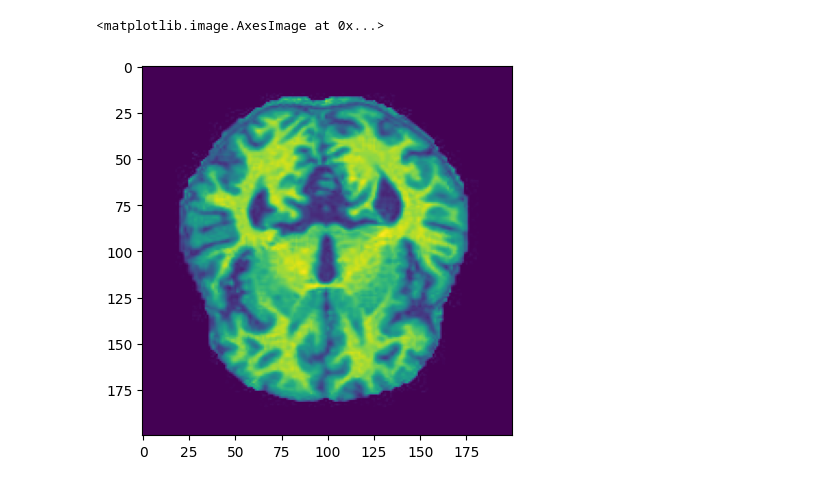
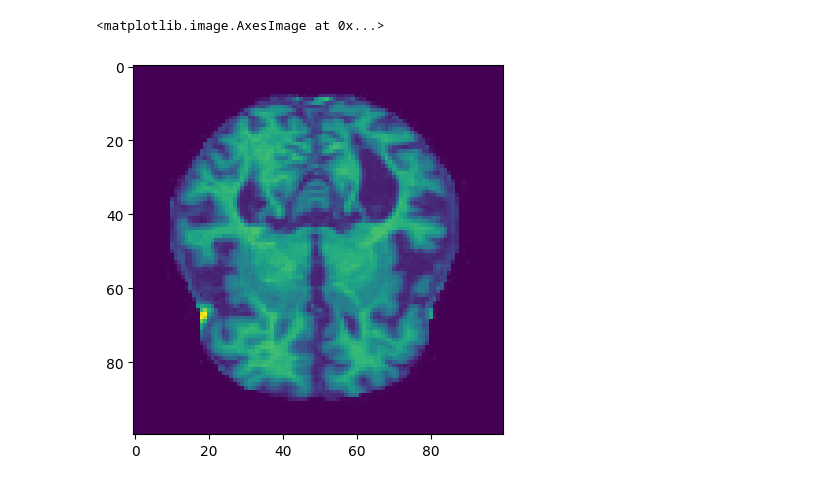
Before and after one commit to karamarora20/Alzheimer_detection, a Jupyter notebook: Models/model1.ipynb, the cells around one changed output. Drawn from its saved outputs; the diff is of its cells as text; code cells hidden in the pictures.

```diff
--- a/Models/model1.ipynb
+++ b/Models/model1.ipynb
@@ -59,0 +62,8 @@ def load_train_data():
+# %%
+img_size=100
+df_train,labels=load_train_data(img_size)
+# %%
+print(df_train.shape)
+# df_train.head()
+df_train=pd.DataFrame(df_train)
+df_train['class']=labels
@@ -60,2 +72,2 @@ def load_train_data():
 # %%
-df_train=load_train_data()
+df_train.head()
@@ -62,5 +82,8 @@ df_train=load_train_data()
-# %%
-plt.imshow(df_train['image'][49].reshape(200,200))
-# %% [output]
-<matplotlib.image.AxesImage at 0x...>
-[figure, removed]
+# %%
+X,Y=df_train.iloc[:,:-1].values,df_train.iloc[:,-1]
+X=X.reshape(X.shape[0],img_size,img_size,1)
+# %%
+plt.imshow(X[0])
+# %% [output]
+<matplotlib.image.AxesImage at 0x...>
+[figure, added]
```
Also changed, not shown: parts of 8 cells of this notebook.
